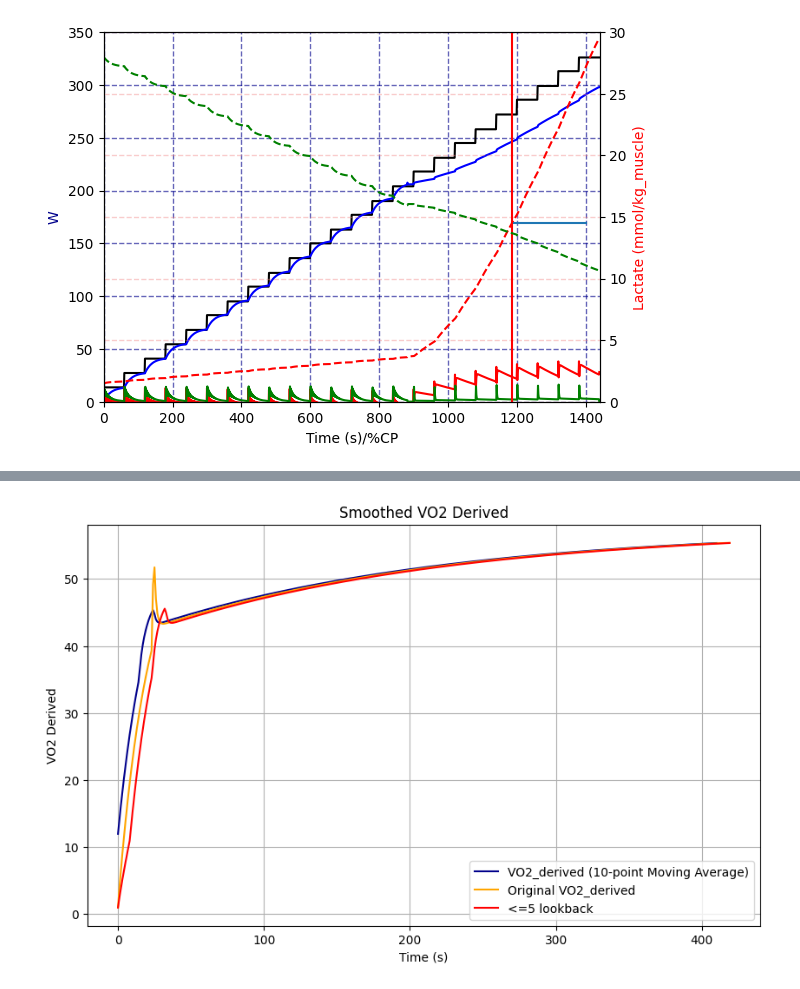
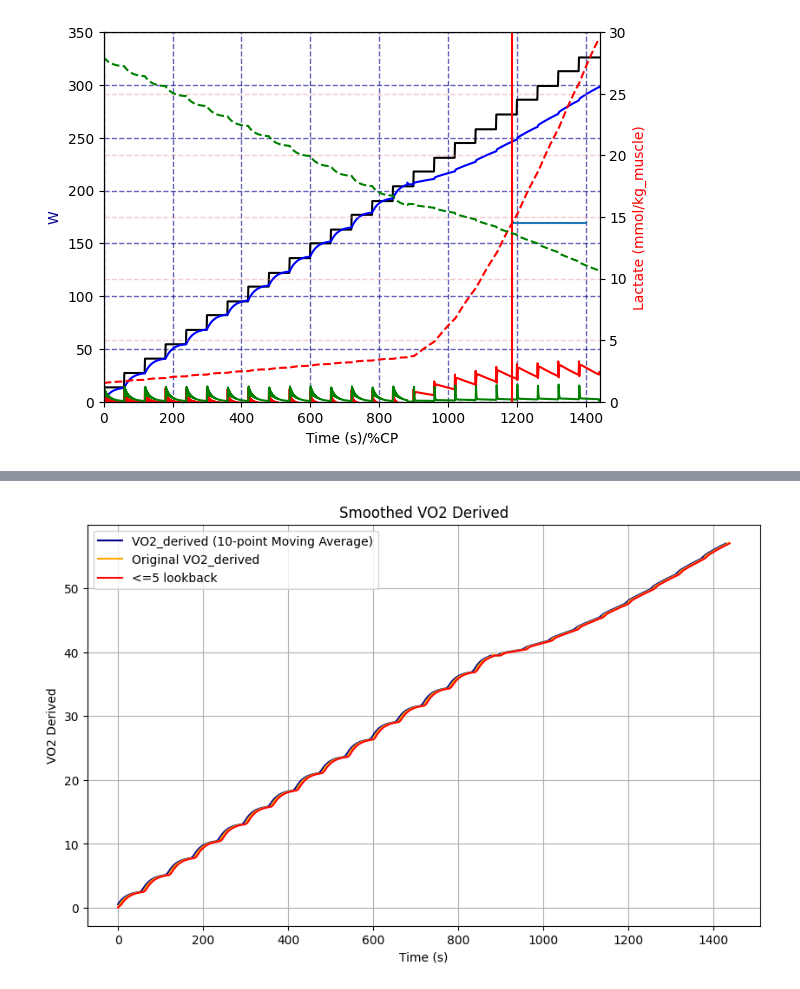
Before and after one commit to Emberflurry/Boillet_DT_Sim_v1, a Jupyter notebook: DifEq_testcenter1 (1).ipynb, the cells around one changed output, grey strips where cells are left out. Saved outputs shown, nothing was run; the diff lists cells and outputs as text; code cells hidden in the pictures.

```diff
--- a/DifEq_testcenter1 (1).ipynb
+++ b/DifEq_testcenter1 (1).ipynb
@@ -461,6 +461,7 @@ m_muscle = 1000 * AP / (C3 * PCmax)
 nums = [195,195,195]
 nums=[224,224,224,224,224]
 nums=[295,295,295,295,295,295,295]
+nums = [13.6,27.2,40.8,54.4,68,82,95,109,122,136,150,163,177,190,204,218,231,245,258,272,286,299,313,326] #fig 5B should fail at ~300 W
 
 reps = 60
 repeated_numbers = np.repeat(nums, reps)
@@ -648,22 +649,22 @@ plt.legend()
 # %%
 VO2_avgd = np.convolve(VO2_derived, np.ones(10)/10, mode='valid')
 lookback = 7
 
-new_list = [sum(VO2_derived[max(0, i - lookback-1):i + 1]) / (i - max(0, i - lookback-1) + 1) for i in range(len(VO2_derived))]
+lookback5 = [sum(VO2_derived[max(0, i - lookback-1):i + 1]) / (i - max(0, i - lookback-1) + 1) for i in range(len(VO2_derived))]
 
 # Plot the smoothed VO2_derived
 plt.figure(figsize=(10, 6))
 plt.plot(VO2_avgd, color='darkblue', label='VO2_derived (10-point Moving Average)')
 plt.plot(VO2_derived, color='orange', label='Original VO2_derived')
-plt.plot(new_list,color='red',label='<=5 lookback')
+plt.plot(lookback5,color='red',label='<=5 lookback')
 plt.legend()
 plt.grid()
 plt.xlabel("Time (s)")
 plt.ylabel("VO2 Derived")
 plt.title("Smoothed VO2 Derived")
 plt.show()
 # %% [output]
-[figure, old version]
+[figure, new version]
 # %%
 #paper figure recreations:
 #FIG 5B:
```
Also changed, not shown: parts of 13 cells of this notebook.
